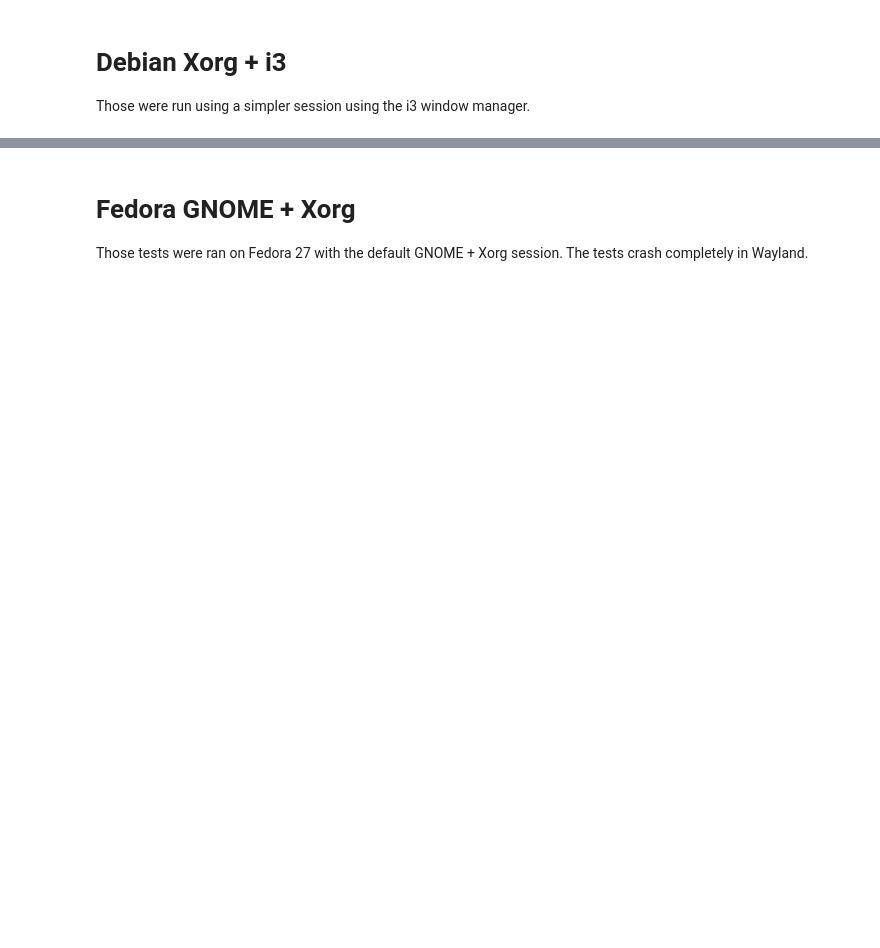
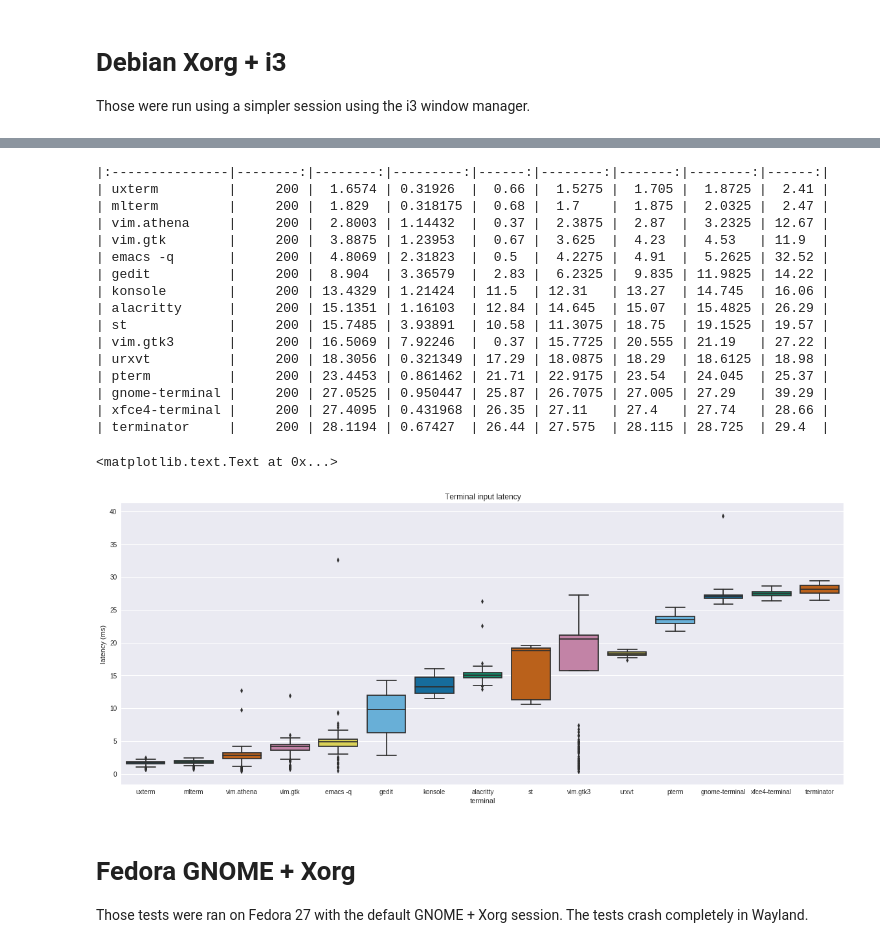
Before and after one commit to anarcat/terms-benchmarks, a Jupyter notebook: benchmarks-summary.ipynb, the cells around one changed output, grey strips where cells are left out. Saved outputs shown, nothing was run; the diff lists cells and outputs as text; code cells hidden in the pictures; blank space fills up the shorter version.

```diff
--- a/benchmarks-summary.ipynb
+++ b/benchmarks-summary.ipynb
@@ -50,4 +62,40 @@ Index(['uxterm', 'mlterm', 'konsole', 'alacritty', 'st', 'urxvt', 'pterm',
 [figure]
+# %%
+latency = pandas.concat([latency, pandas.read_csv('editors.csv')])
+
+latency.drop("emacs", axis=1, inplace=True)
+latency = latency.reindex_axis(latency.mean().sort_values().index, axis=1)
+
+from tabulate import tabulate
+print(tabulate(latency.describe().transpose(), headers='keys', tablefmt='pipe'))
+
+fig, _ = plt.subplots()
+fig.set_figwidth(FIG_WIDTH)
+fig.set_figheight(FIG_HEIGTH)
+
+ax = sns.boxplot(data=latency, palette='colorblind')
+ax.set_title('Terminal input latency')
+ax.set_xlabel('terminal')
+ax.set_ylabel('latency (ms)')
+# %% [output]
+|:---------------|--------:|--------:|---------:|------:|--------:|-------:|--------:|------:|
+| uxterm         |     200 |  1.6574 | 0.31926  |  0.66 |  1.5275 |  1.705 |  1.8725 |  2.41 |
+| mlterm         |     200 |  1.829  | 0.318175 |  0.68 |  1.7    |  1.875 |  2.0325 |  2.47 |
+| vim.athena     |     200 |  2.8003 | 1.14432  |  0.37 |  2.3875 |  2.87  |  3.2325 | 12.67 |
+| vim.gtk        |     200 |  3.8875 | 1.23953  |  0.67 |  3.625  |  4.23  |  4.53   | 11.9  |
+| emacs -q       |     200 |  4.8069 | 2.31823  |  0.5  |  4.2275 |  4.91  |  5.2625 | 32.52 |
+| gedit          |     200 |  8.904  | 3.36579  |  2.83 |  6.2325 |  9.835 | 11.9825 | 14.22 |
+| konsole        |     200 | 13.4329 | 1.21424  | 11.5  | 12.31   | 13.27  | 14.745  | 16.06 |
+| alacritty      |     200 | 15.1351 | 1.16103  | 12.84 | 14.645  | 15.07  | 15.4825 | 26.29 |
+| st             |     200 | 15.7485 | 3.93891  | 10.58 | 11.3075 | 18.75  | 19.1525 | 19.57 |
+| vim.gtk3       |     200 | 16.5069 | 7.92246  |  0.37 | 15.7725 | 20.555 | 21.19   | 27.22 |
+| urxvt          |     200 | 18.3056 | 0.321349 | 17.29 | 18.0875 | 18.29  | 18.6125 | 18.98 |
+| pterm          |     200 | 23.4453 | 0.861462 | 21.71 | 22.9175 | 23.54  | 24.045  | 25.37 |
+| gnome-terminal |     200 | 27.0525 | 0.950447 | 25.87 | 26.7075 | 27.005 | 27.29   | 39.29 |
+| xfce4-terminal |     200 | 27.4095 | 0.431968 | 26.35 | 27.11   | 27.4   | 27.74   | 28.66 |
+| terminator     |     200 | 28.1194 | 0.67427  | 26.44 | 27.575  | 28.115 | 28.725  | 29.4  |
+<matplotlib.text.Text at 0x...>
+[figure, added]
 # %% [markdown]
 # Fedora GNOME + Xorg
 Those tests were ran on Fedora 27 with the default GNOME + Xorg session. The tests crash completely in Wayland.
```
Also changed, not shown: parts of 4 cells of this notebook, 2 other files.
